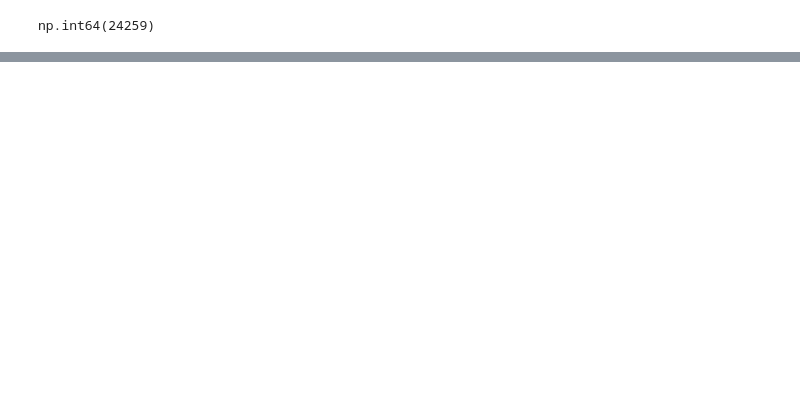
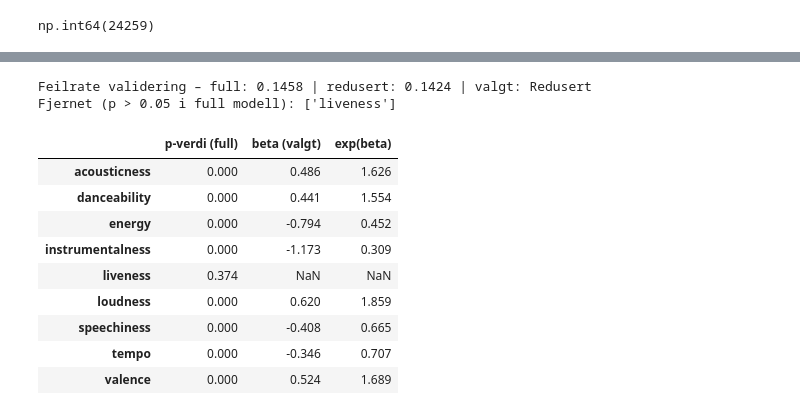
Before and after one commit to ULRlK/Statistikk-Prosjekt, a Jupyter notebook: klassifikasjon.ipynb, the cells around one changed output, grey strips where cells are left out. Saved outputs shown, nothing was run; the diff lists cells and outputs as text; code cells hidden in the pictures; blank space fills up the shorter version.

```diff
--- a/klassifikasjon.ipynb
+++ b/klassifikasjon.ipynb
@@ -222,0 +451,22 @@ samlet.round(4)
+# %%
+# Logistisk regresjon: p-verdier i full modell, valgt modell og odds ratio
+r = res_trance
+print('Feilrate validering – full:', round(r['val_feil_full'], 4),
+      '| redusert:', round(r['val_feil_red'], 4), '| valgt:', r['valgt_modell'])
+print('Fjernet (p > 0.05 i full modell):', r['fjernet'] or 'ingen')
+pd.DataFrame({'p-verdi (full)': r['p_full'],
+              'beta (valgt)': r['koeff'].drop('Intercept'),
+              'exp(beta)': r['exp_koeff'].drop('Intercept')}).round(3)
+# %% [output]
+Feilrate validering – full: 0.1458 | redusert: 0.1424 | valgt: Redusert
+Fjernet (p > 0.05 i full modell): ['liveness']
+|  | p-verdi (full) | beta (valgt) | exp(beta) |
+| acousticness | 0.000 | 0.486 | 1.626 |
+| danceability | 0.000 | 0.441 | 1.554 |
+| energy | 0.000 | -0.794 | 0.452 |
+| instrumentalness | 0.000 | -1.173 | 0.309 |
+| liveness | 0.374 | NaN | NaN |
+| loudness | 0.000 | 0.620 | 1.859 |
+| speechiness | 0.000 | -0.408 | 0.665 |
+| tempo | 0.000 | -0.346 | 0.707 |
+| valence | 0.000 | 0.524 | 1.689 |
```
Also changed, not shown: parts of 45 cells of this notebook, 1 other file.
